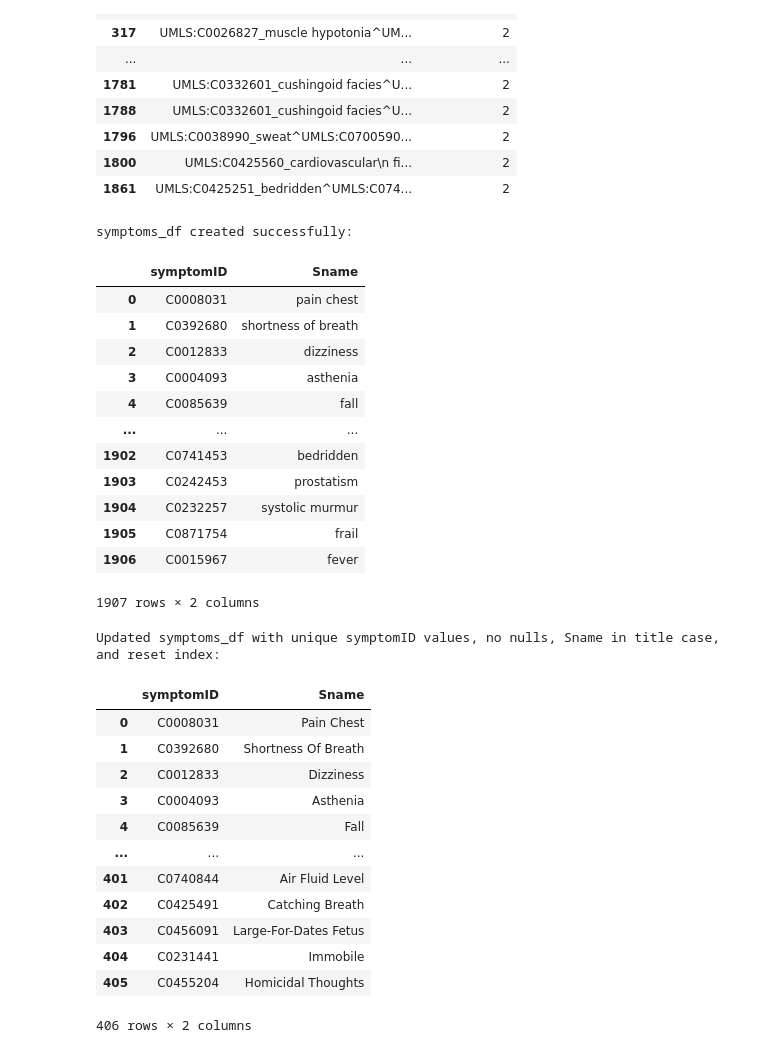
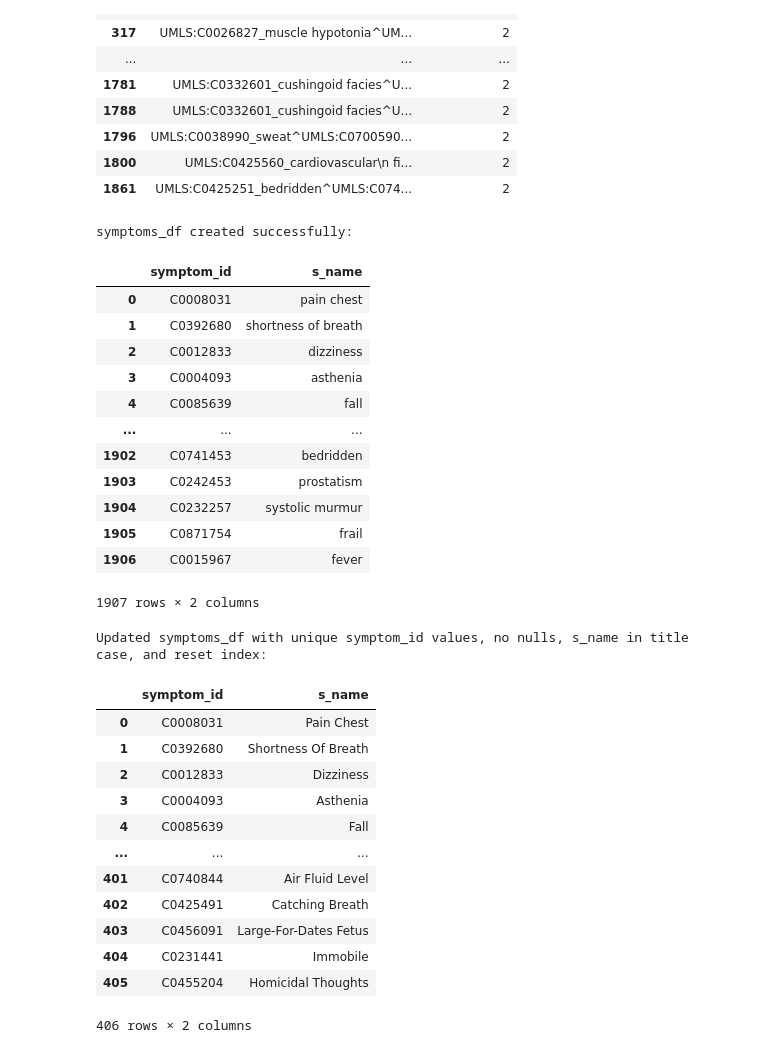
Before and after one commit to Saurabh-Lakhanpal/symptoms-analyzer, a Jupyter notebook: backend/etl.ipynb, the cells around one changed output. Drawn from its saved outputs; the diff is of its cells as text; code cells hidden in the pictures.

```diff
--- a/backend/etl.ipynb
+++ b/backend/etl.ipynb
@@ -198,24 +201,24 @@ github_url = "https://raw.githubusercontent.com/Saurabh-Lakhanpal/symptoms-analy
 response = requests.get(github_url)
 content = response.text
 
-# Parse the content to create a mapping of Dname to description
-dname_to_description = {}
+# Parse the content to create a mapping of d_name to description
+d_name_to_description = {}
 for line in content.splitlines():
     if ": " in line:
         parts = line.split(": ", 1)
-        dname_key = parts[0].split(". ", 1)[1].strip().lower()
+        d_name_key = parts[0].split(". ", 1)[1].strip().lower()
         description_value = parts[1].strip()
-        dname_to_description[dname_key] = description_value
+        d_name_to_description[d_name_key] = description_value
 
 # Map descriptions to the DataFrame
-diseases_df['Description'] = diseases_df['Dname'].str.lower().map(dname_to_description)
+diseases_df['description'] = diseases_df['d_name'].str.lower().map(d_name_to_description)
 
 # Reset index of the updated DataFrame
 diseases_df = diseases_df.reset_index(drop=True)
 
-# Apply title case to columns 'Dname' and 'Description'
-diseases_df['Dname'] = diseases_df['Dname'].str.title()
-diseases_df['Description'] = diseases_df['Description'].str.title()
+# Apply title case to columns 'd_name' and 'description'
+diseases_df['d_name'] = diseases_df['d_name'].str.title()
+diseases_df['description'] = diseases_df['description'].str.title()
 
 # Display the updated DataFrame
 print("\nUpdated diseases_df with reset index:")
@@ -299,7 +302,7 @@ Total occurrences of 'UMLS' in 'Symptom' column: 1907
 | 1800 | UMLS:C0425560_cardiovascular\n fi... | 2 |
 | 1861 | UMLS:C0425251_bedridden^UMLS:C074... | 2 |
 # %%
-# Step 1: Initialize a list to store extracted symptomID and Sname pairs
+# Step 1: Initialize a list to store extracted symptom_id and s_name pairs
 symptom_list = []
 
 # Step 2: Iterate through the 'symptom' column to process each cell
@@ -312,8 +315,8 @@ for row in df['Symptom']:
                 parts = entry.split('_', 1)
                 if len(parts) == 2:
                     symptom_id = parts[0].replace("UMLS:", "").strip()
-                    sname = ' '.join(parts[1].split()).lower()
-                    symptom_list.append({'symptomID': symptom_id, 'Sname': sname})
+                    s_name = ' '.join(parts[1].split()).lower()
+                    symptom_list.append({'symptom_id': symptom_id, 's_name': s_name})
 
 # Step 3: Convert the extracted list into a DataFrame
 if symptom_list:
@@ -326,7 +329,7 @@ else:
     print("No valid symptom entries found in the column.")
 # %% [output]
 symptoms_df created successfully:
-|  | symptomID | Sname |
+|  | symptom_id | s_name |
 | 0 | C0008031 | pain chest |
 | 1 | C0392680 | shortness of breath |
 | 2 | C0012833 | dizziness |
@@ -340,27 +343,27 @@ symptoms_df created successfully:
 | 1906 | C0015967 | fever |
 1907 rows × 2 columns
 # %%
-# Step 1: Remove rows with null values in 'symptomID' or 'Sname'
-symptoms_df = symptoms_df.dropna(subset=['symptomID', 'Sname'])
+# Step 1: Remove rows with null values in 'symptom_id' or 's_name'
+symptoms_df = symptoms_df.dropna(subset=['symptom_id', 's_name'])
 
-# Step 2: Remove rows where 'Sname' is empty or contains only whitespace
-symptoms_df = symptoms_df[symptoms_df['Sname'].str.strip() != '']
+# Step 2: Remove rows where 's_name' is empty or contains only whitespace
+symptoms_df = symptoms_df[symptoms_df['s_name'].str.strip() != '']
 
-# Step 3: Retain only rows with unique symptomID
-symptoms_df = symptoms_df.drop_duplicates(subset='symptomID')
+# Step 3: Retain only rows with unique symptom_id
+symptoms_df = symptoms_df.drop_duplicates(subset='symptom_id')
 
-# Step 4: Convert Sname column to title case
-symptoms_df['Sname'] = symptoms_df['Sname'].str.title()
+# Step 4: Convert s_name column to title case
+symptoms_df['s_name'] = symptoms_df['s_name'].str.title()
 
 # Step 5: Reset the index
 symptoms_df = symptoms_df.reset_index(drop=True)
 
 # Print the updated DataFrame
-print("\nUpdated symptoms_df with unique symptomID values, no nulls, Sname in title case, and reset index:")
+print("\nUpdated symptoms_df with unique symptom_id values, no nulls, s_name in title case, and reset index:")
 symptoms_df
 # %% [output]
-Updated symptoms_df with unique symptomID values, no nulls, Sname in title case, and reset index:
+Updated symptoms_df with unique symptom_id values, no nulls, s_name in title case, and reset index:
-|  | symptomID | Sname |
+|  | symptom_id | s_name |
 | 0 | C0008031 | Pain Chest |
 | 1 | C0392680 | Shortness Of Breath |
 | 2 | C0012833 | Dizziness |
```
Also changed, not shown: parts of 6 cells of this notebook, 8 other files.
